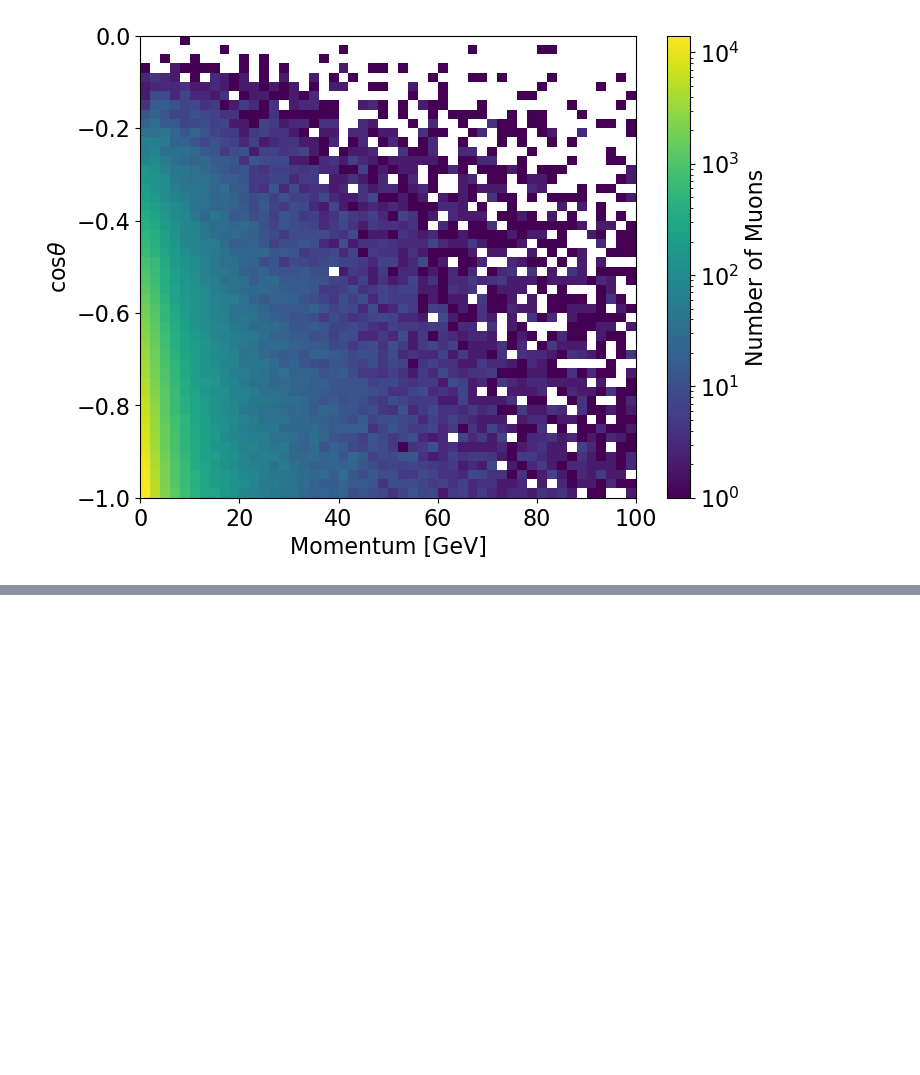
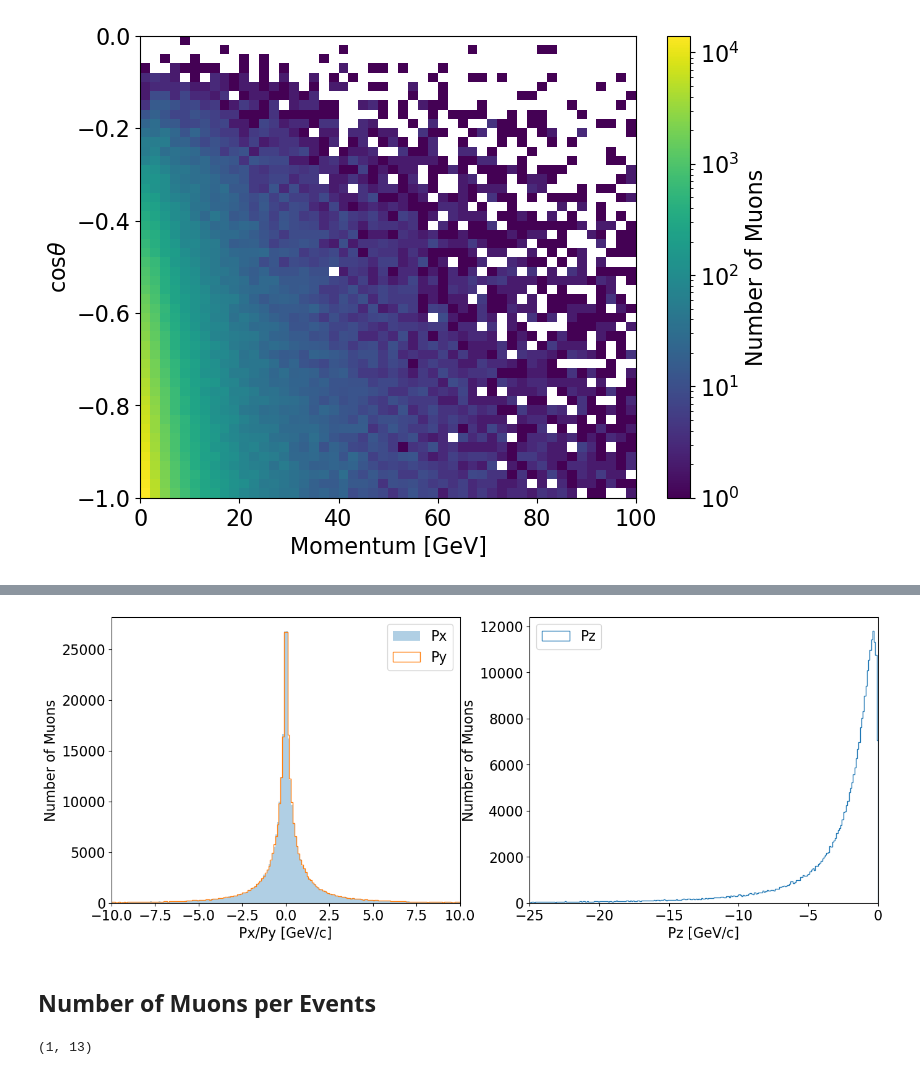
Before and after one commit to yuntsebaryon/SNeNDSens, a Jupyter notebook: Validation/gen/checkCosmics.ipynb, the cells around one changed output, grey strips where cells are left out. Drawn from its saved outputs; the diff is of its cells as text; code cells hidden in the pictures; blank space fills up the shorter version.

```diff
--- a/Validation/gen/checkCosmics.ipynb
+++ b/Validation/gen/checkCosmics.ipynb
@@ -119,0 +161,30 @@ cbar.set_label("Number of Muons", fontsize = fonts)
+# %%
+fig, ax = plt.subplots(1, 2, figsize = (16, 6))
+
+xybins = np.linspace(-10, 10, 201)
+zbins = np.linspace(-25, 0, 251)
+
+fonts = 16
+
+# Px, Pz
+ax[0].hist(events.px, bins = xybins, histtype = 'stepfilled', alpha = 0.35, label = 'Px')
+ax[0].hist(events.py, bins = xybins, histtype = 'step', label = 'Py')
+ax[0].set_xlabel('Px/Py [GeV/c]', fontsize = fonts)
+ax[0].set_ylabel('Number of Muons', fontsize = fonts)
+ax[0].set_xlim([-10, 10])
+
+# Pz
+ax[1].hist(events.pz, bins = zbins, histtype = 'step', label = 'Pz')
+ax[1].set_xlabel('Pz [GeV/c]', fontsize = fonts)
+ax[1].set_ylabel('Number of Muons', fontsize = fonts)
+ax[1].set_xlim([-25, 0])
+
+## Common
+for i in range(2):
+    ax[i].tick_params(axis = "both", labelsize = fonts)
+    # ax[i].set_yscale('log')
+    ax[i].legend(fontsize = fonts)
+# %% [output]
+[figure, added]
+# %% [markdown]
+## Number of Muons per Events
@@ -119,0 +193,4 @@ cbar.set_label("Number of Muons", fontsize = fonts)
+# %%
+nMuons.min(), nMuons.max()
+# %% [output]
+(1, 13)
```
Also changed, not shown: parts of 16 cells of this notebook.
